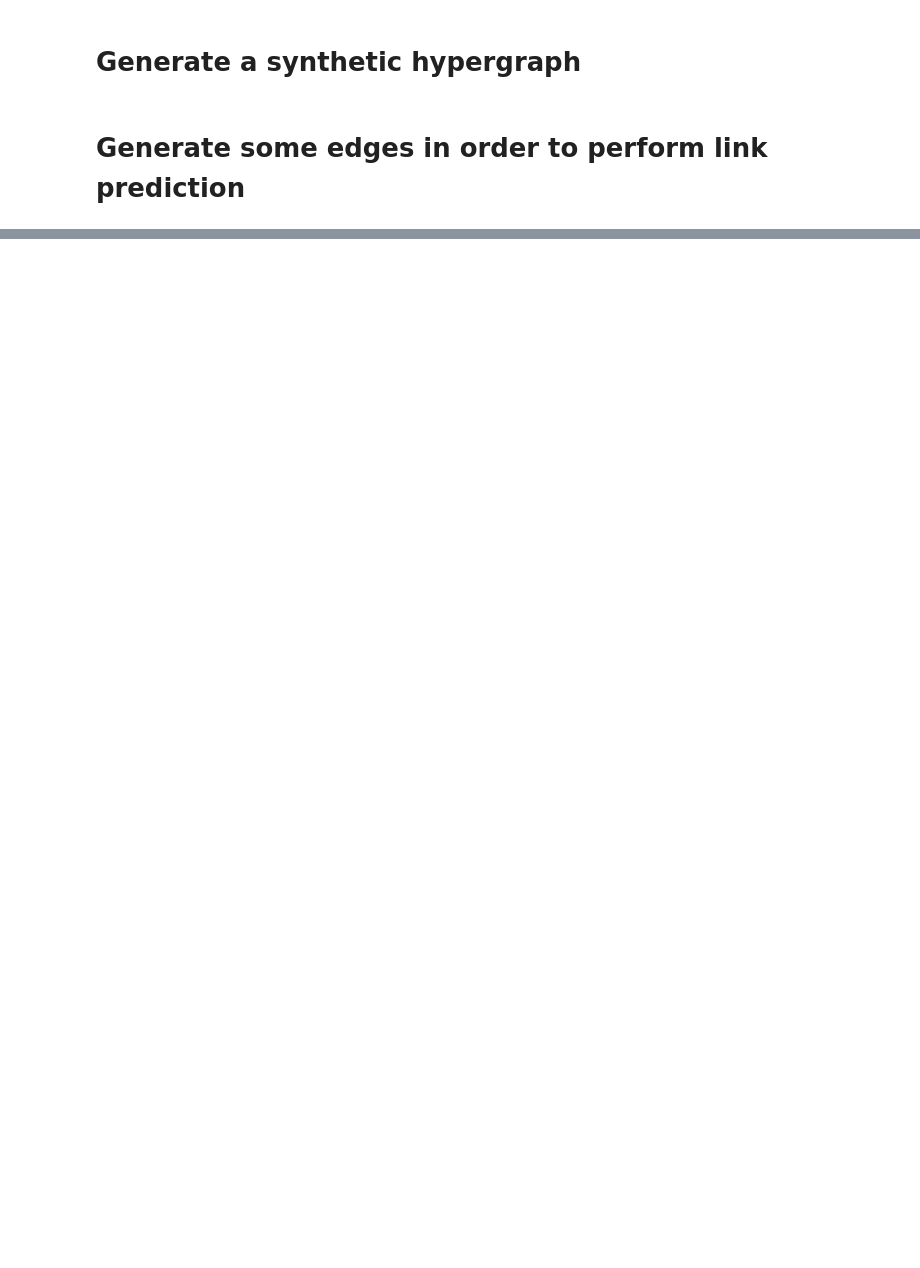
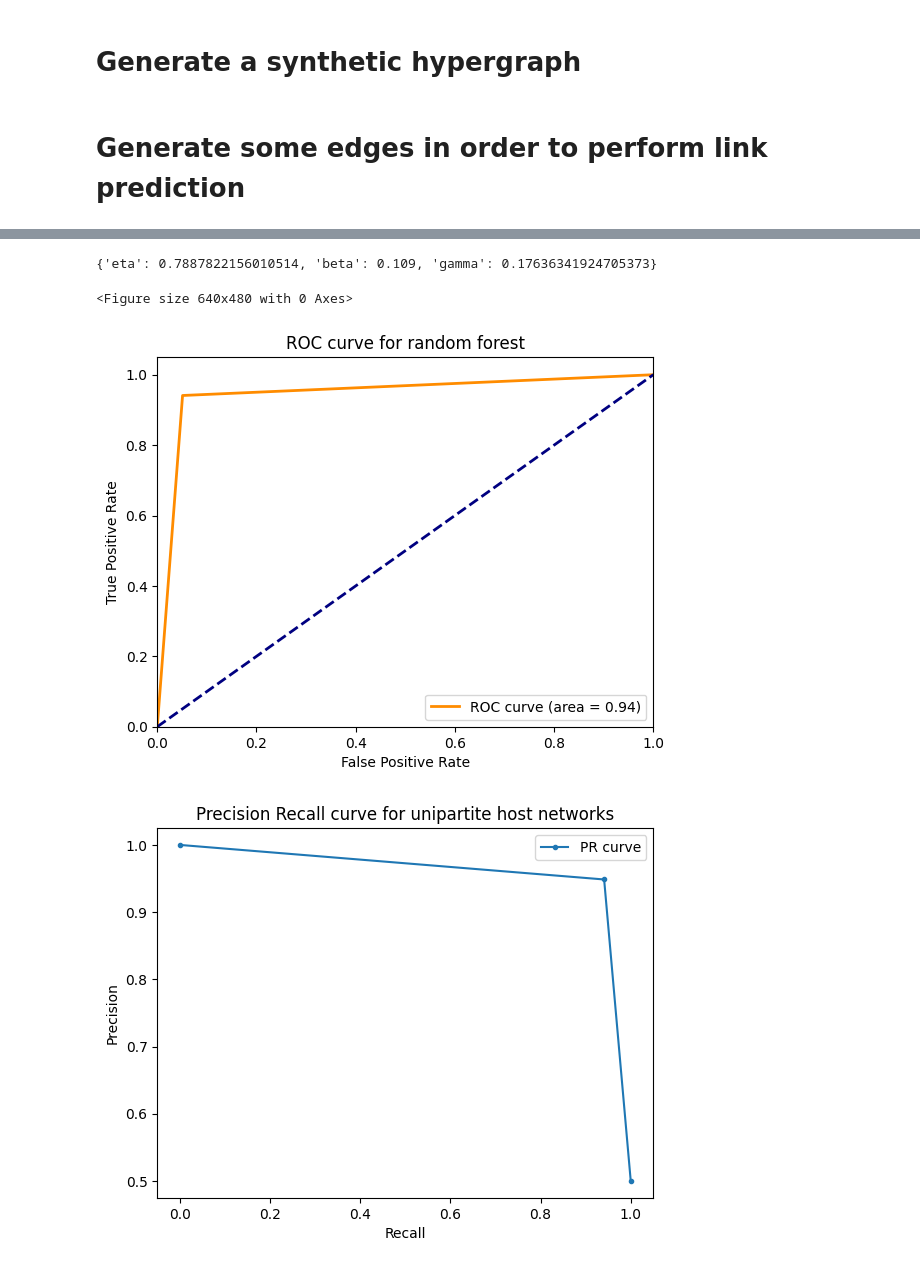
Before and after one commit to hexie1995/HyperGraph, a Jupyter notebook: code/link_prediction_sample.ipynb, the cells around one changed output, grey strips where cells are left out. Cells and saved outputs as stored; diff of their text form; code cells hidden in the pictures; blank space fills up the shorter version.

Commit message:
added real word email-enron

```diff
--- a/code/link_prediction_sample.ipynb
+++ b/code/link_prediction_sample.ipynb
@@ -182,0 +194,42 @@ plot_PR(pred_label, true_label)
+# %%
+for i in range(int(1e3)):
+
+    H0.add_edge(H1.edges.members(i))
+# %%
+# Fit the model to get the esitmated parameters for email enron graph
+model1 = em.EM(eslg, nhl, nnl)
+H0 = m.GrowingHypergraph(H0)
+model1.fit(H0)
+# %%
+eta1 = model1.pars["eta"]
+beta1 = model1.pars["beta"]
+gamma1 = model1.pars["gamma"]
+model1.pars
+# %% [output]
+{'eta': 0.7887822156010514, 'beta': 0.109, 'gamma': 0.17636341924705373}
+# %%
+# now we build a model using the guaranteed version of the sampler
+# because that's how we built the original hypergraph
+pos_edges = []
+neg_edges = []
+
+for i in range(int(1e3), int(2e3)):
+    pos_edges.append(list(H1.edges.members(i)))
+    rand = random.randint(2, longest)
+    neg_edges.append(random.sample(range(1, len(H0.nodes)), rand))
+# %%
+to_pred = [list(x) for x in pos_edges] + [list(x) for x in neg_edges]
+true_label = [1]*int(1e3) + [0]*int(1e3)
+PRED = model1.predict(to_pred)
+threshold = statistics.median(PRED)
+pred_label = copy.deepcopy(PRED)
+pred_label[pred_label>threshold] = 1
+pred_label[pred_label<=threshold] = 0
+# %%
+plot_AUC(pred_label, true_label)
+
+plot_PR(pred_label, true_label)
+# %% [output]
+<Figure size 640x480 with 0 Axes>
+[figure, added]
+[figure, added]
```
Also changed, not shown: parts of 5 cells of this notebook.
